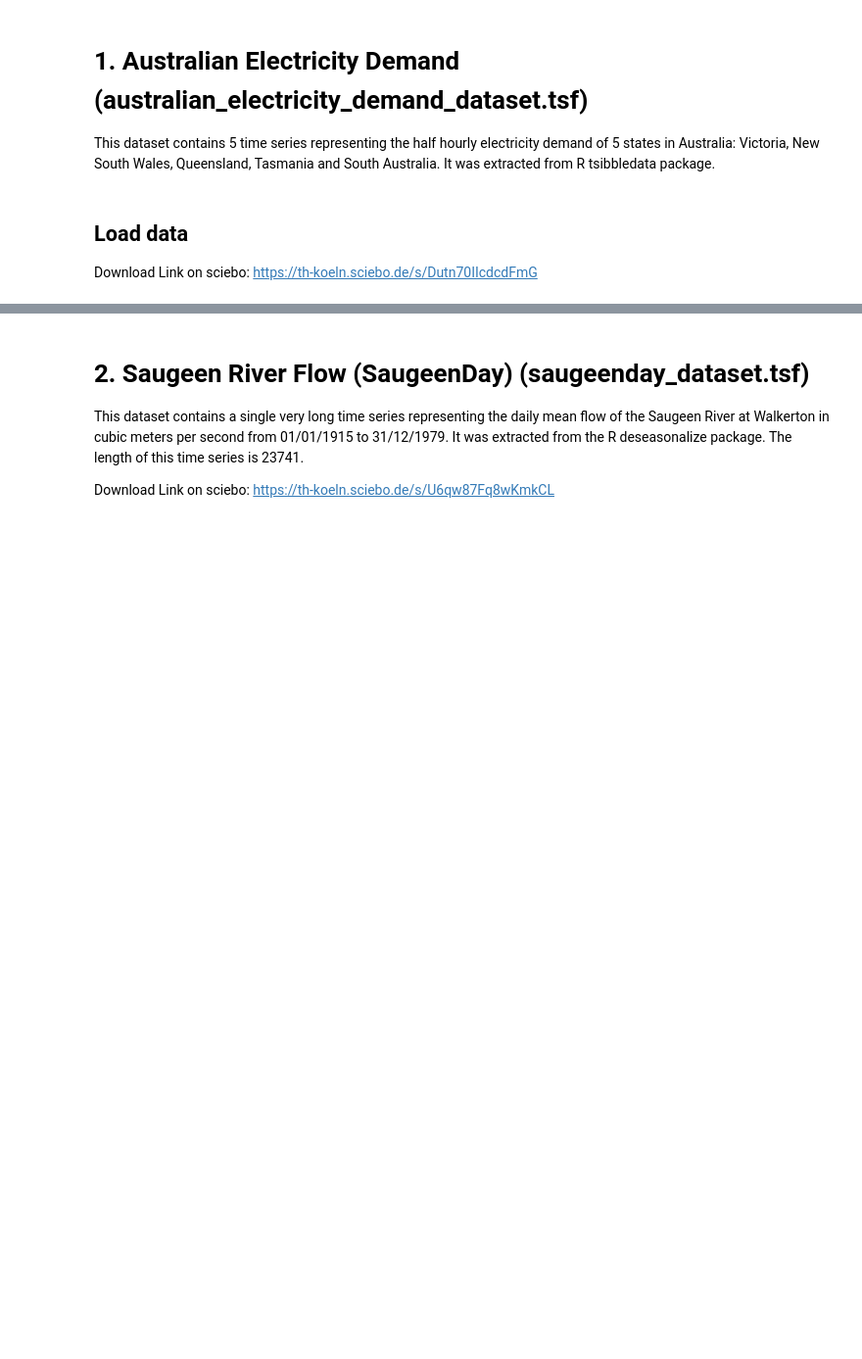
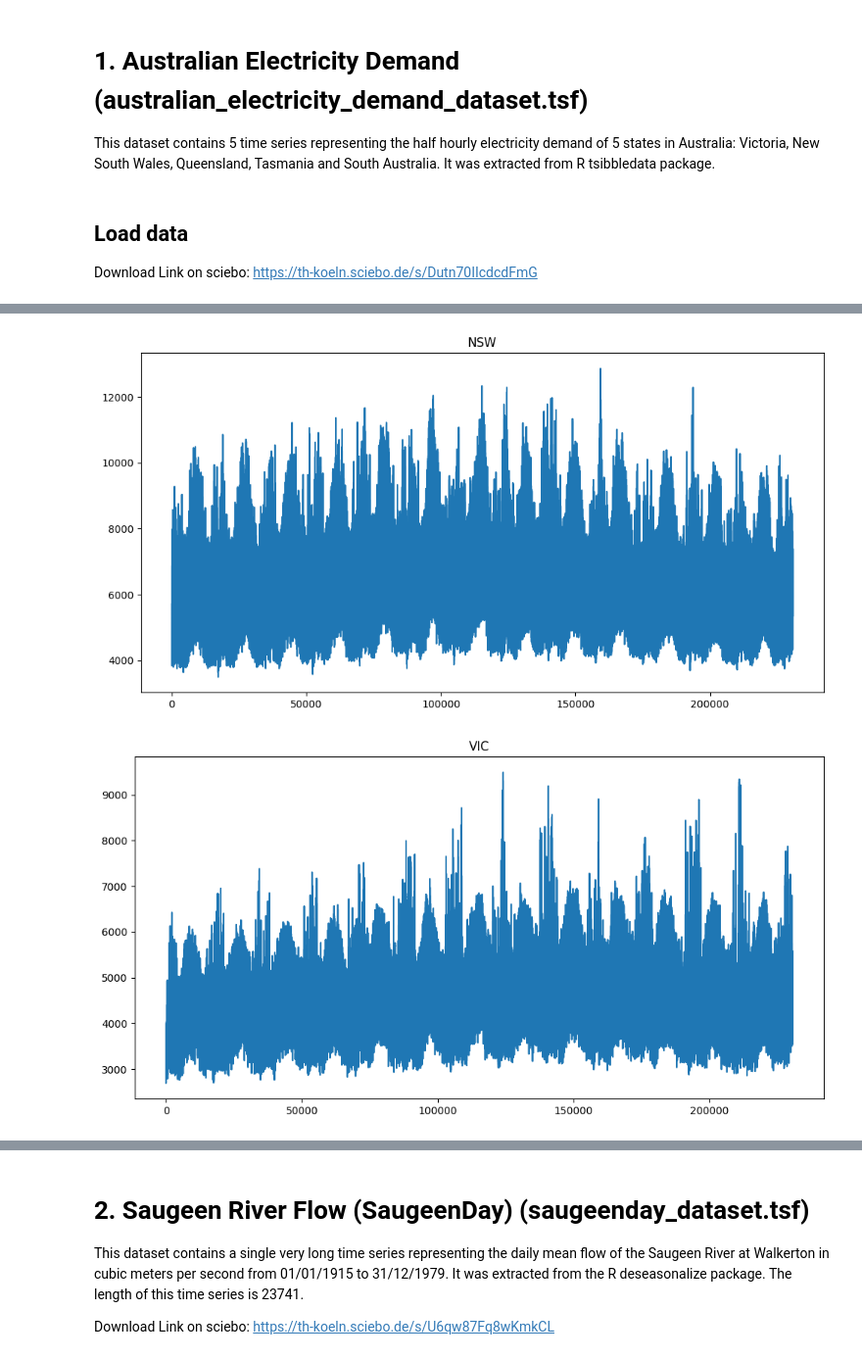
Before and after one commit to JGrootBramel/TSF, a Jupyter notebook: Exam.SoSe2025 Team 5.ipynb, the cells around one changed output, grey strips where cells are left out. Shown: that part at 98% size. Saved outputs shown, nothing was run; the diff lists cells and outputs as text; code cells hidden in the pictures; blank space fills up the shorter version.

```diff
--- a/Exam.SoSe2025 Team 5.ipynb
+++ b/Exam.SoSe2025 Team 5.ipynb
@@ -30,0 +50,7 @@ OSError: a full set of metadata has not been provided before the data
+# %%
+df["series_length"] = df["series_value"].apply(len)
+display(df)
+min_length = df["series_length"].min()
+print(f"Minimum length: {min_length}")
+print(f"Length in days: {min_length/48}")
+print(f"Length in years: {min_length/48/365}")
@@ -30,0 +67,23 @@ OSError: a full set of metadata has not been provided before the data
+# %%
+# Assuming you have a start date and 30-minute intervals
+start_date = '2002-01-01 00:00:00'  # Replace with your actual start date
+freq = '30T'  # 30 minutes
+
+# Create datetime index
+datetime_index = pd.date_range(start=start_date, periods=df["series_length"].max(), freq=freq)
+
+all_rows =  []
+
+for index, row in df.iterrows():
+    series_name = row["series_name"]
+    state = row["state"]
+
+    i = 0
+    for value in row["series_value"]:
+        all_rows.append({
+            "series_name": series_name,
+            "state": state,
+            "timestamp": datetime_index[i],
+            "series_value": value,
+        })
+        i += 1
@@ -30,0 +117,12 @@ OSError: a full set of metadata has not been provided before the data
+# %%
+x_distance = round(df["series_length"].max(), -3)
+
+for index, state in df.iterrows():
+    num_steps = len(state["series_value"])
+    xtict = np.arange(0, num_steps, )
+    fig, ax = plt.subplots(figsize=(12,6))
+    plt.title(state["state"])
+    ax.plot(np.arange(0,num_steps), state["series_value"])
+# %% [output]
+[figure, added]
+[figure, added]
```
Also changed, not shown: parts of 12 cells of this notebook.
